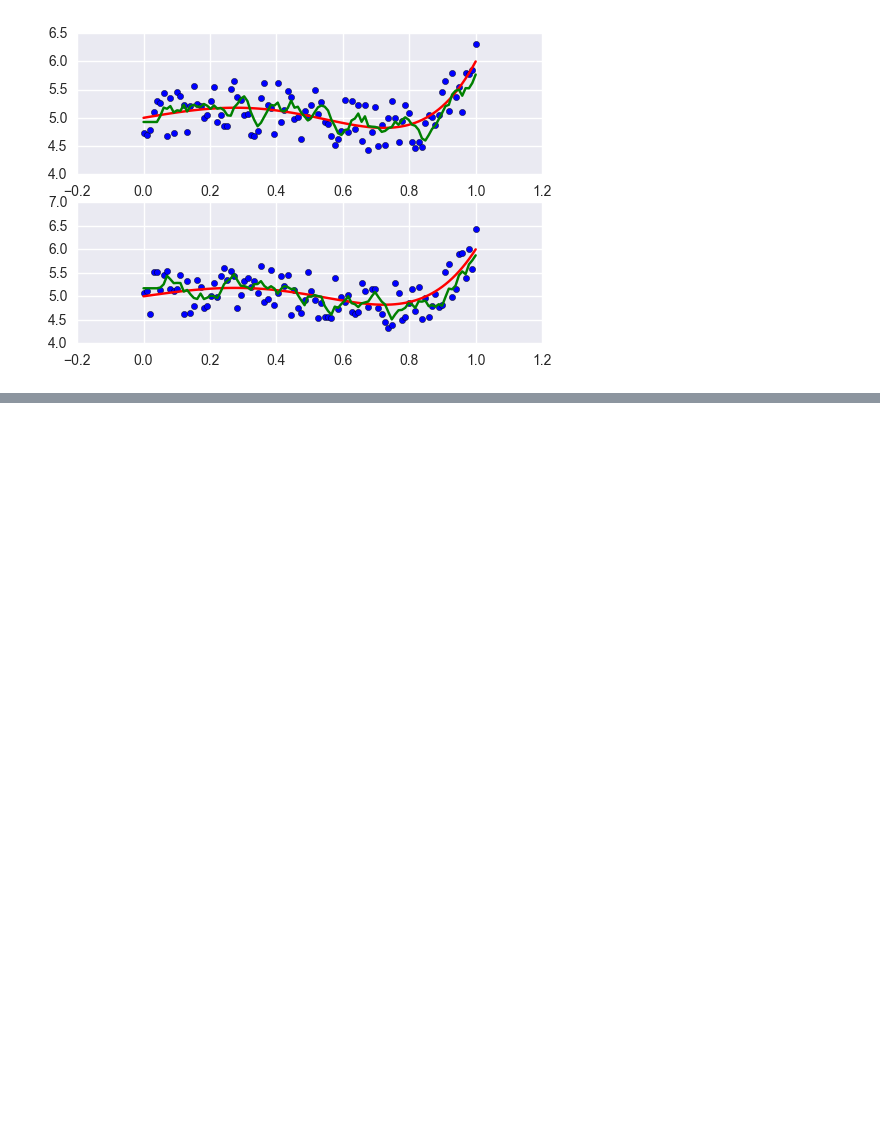
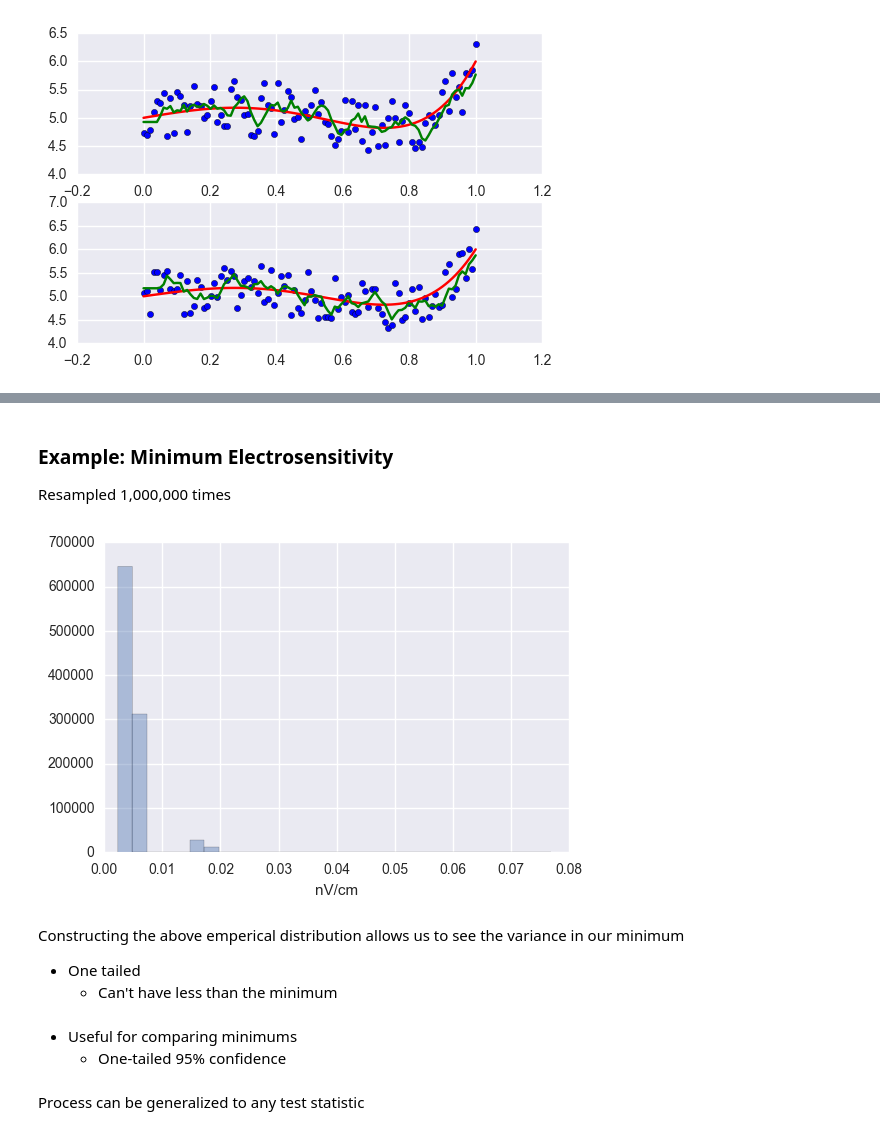
Before and after one commit to edelsonc/edelsonc.github.io, a Jupyter notebook: jupyter_presentation/Nonparametric-Statistics-2017-Statistics-Seminar.ipynb, the cells around one changed output, grey strips where cells are left out. Drawn from its saved outputs; the diff is of its cells as text; code cells hidden in the pictures; blank space fills up the shorter version.

Commit message:
Updated presentation 	*added example

```diff
--- a/jupyter_presentation/Nonparametric-Statistics-2017-Statistics-Seminar.ipynb
+++ b/jupyter_presentation/Nonparametric-Statistics-2017-Statistics-Seminar.ipynb
@@ -162,0 +212,22 @@ kNN_plot_mult([y,y2], y_p, x, k=5)
+# %% [markdown]
+### Example: Minimum Electrosensitivity
+
+Resampled 1,000,000 times
+# %%
+import pandas
+df = pandas.read_csv("bootstrap_electro_rm_out.csv", header=None)
+emperical_min = df[1]
+# %%
+ax = seaborn.distplot(emperical_min, bins=30, kde=False, axlabel="nV/cm")
+# %% [output]
+[figure, added]
+# %% [markdown]
+Constructing the above emperical distribution allows us to see the variance in our minimum
+
+* One tailed
+    - Can't have less than the minimum
+# %% [markdown]
+* Useful for comparing minimums
+    - One-tailed 95% confidence
+# %% [markdown]
+Process can be generalized to any test statistic
```
Also changed, not shown: parts of 18 cells of this notebook, 3 other files.
